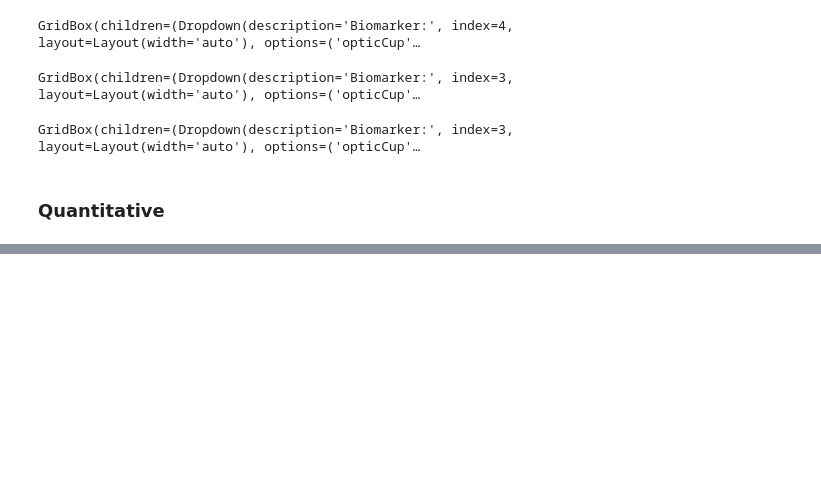
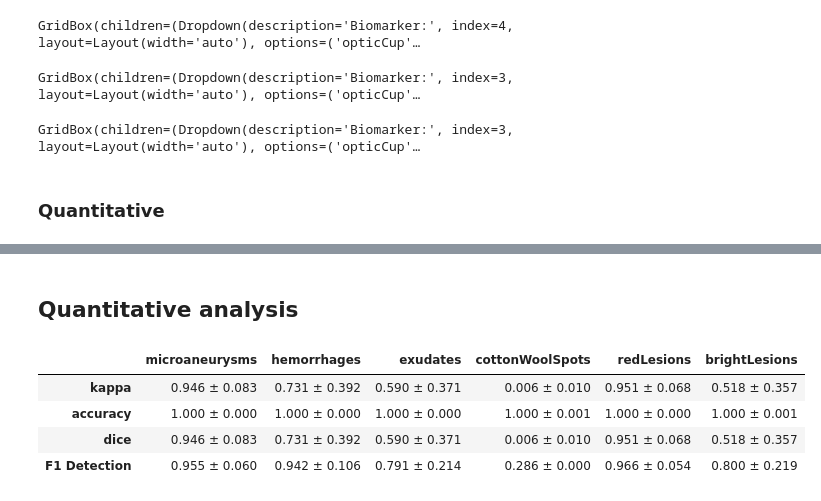
Before and after one commit to LIV4D/MAPLES-DR, a Jupyter notebook: examples/variability_study/intervariability_study.ipynb, the cells around one changed output, grey strips where cells are left out. Saved outputs shown, nothing was run; the diff lists cells and outputs as text; code cells hidden in the pictures; blank space fills up the shorter version.

```diff
--- a/examples/variability_study/intervariability_study.ipynb
+++ b/examples/variability_study/intervariability_study.ipynb
@@ -216,0 +358,4 @@ for s in maples_dataset:
+# %%
+new_annotations = load_new_annotations()
+images = new_annotations[0].keys()
+current_img2 = [images[0], Bio.RED_LESIONS.value]
@@ -216,0 +464,2 @@ for s in maples_dataset:
+# %% [markdown]
+## Quantitative analysis
@@ -216,0 +516,8 @@ for s in maples_dataset:
+# %%
+pd.DataFrame(data).round(3).fillna("")
+# %% [output]
+|  | microaneurysms | hemorrhages | exudates | cottonWoolSpots | redLesions | brightLesions |
+| kappa | 0.946 ± 0.083 | 0.731 ± 0.392 | 0.590 ± 0.371 | 0.006 ± 0.010 | 0.951 ± 0.068 | 0.518 ± 0.357 |
+| accuracy | 1.000 ± 0.000 | 1.000 ± 0.000 | 1.000 ± 0.000 | 1.000 ± 0.001 | 1.000 ± 0.000 | 1.000 ± 0.001 |
+| dice | 0.946 ± 0.083 | 0.731 ± 0.392 | 0.590 ± 0.371 | 0.006 ± 0.010 | 0.951 ± 0.068 | 0.518 ± 0.357 |
+| F1 Detection | 0.955 ± 0.060 | 0.942 ± 0.106 | 0.791 ± 0.214 | 0.286 ± 0.000 | 0.966 ± 0.054 | 0.800 ± 0.219 |
```
Also changed, not shown: parts of 24 cells of this notebook, 2 other files.
